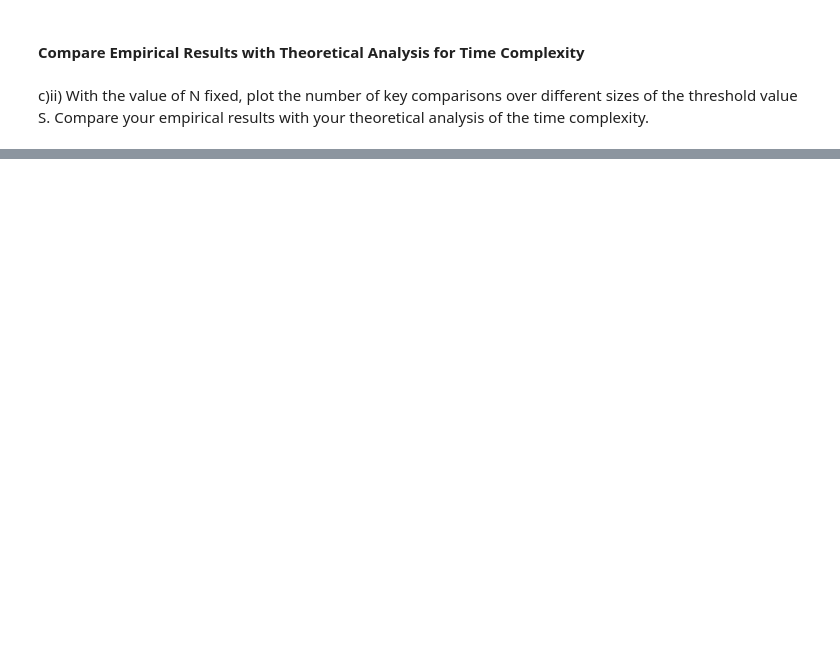
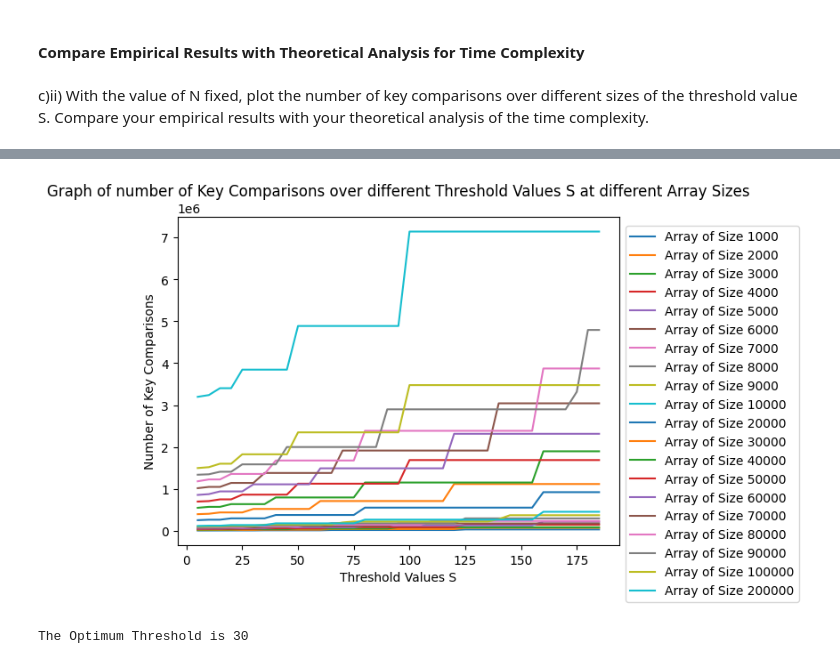
Before and after one commit to marcushooi/SC2001-Algorithm-Design-And-Analysis, a Jupyter notebook: Project 1/Code/project1.ipynb, the cells around one changed output, grey strips where cells are left out. Drawn from its saved outputs; the diff is of its cells as text; code cells hidden in the pictures; blank space fills up the shorter version.

```diff
--- a/Project 1/Code/project1.ipynb
+++ b/Project 1/Code/project1.ipynb
@@ -314,0 +361,20 @@ plt.show()
+# %%
+# Array to store the list of potential optimal threshold values and their minimum times
+potentialThresholdValueArray = []
+potentialThresholdTimesArray = []
+
+# Create Arrays to store X and Y Coordinates
+fixedArraySizeXCoordinates2 = []
+fixedArraySizeYCoordinates2 = []
+
+# For a given input data size, vary the threshold value S to determine the optimal threshold value for this Dataset
+for i in range(20):
+    array1 = []
+    array2 = []
+    determineOptimalThreshold(0, inputData[i], potentialThresholdValueArray, potentialThresholdTimesArray, array1, array2, inputData)
+    fixedArraySizeXCoordinates2.append(array1)
+    fixedArraySizeYCoordinates2.append(array2)
+
+# The most frequent (mode) threshold value is the optimum threshold value
+modeThreshold = max(set(potentialThresholdValueArray), key=potentialThresholdValueArray.count)
+print(modeThreshold)
@@ -314,0 +399,19 @@ plt.show()
+# %%
+# Determine the Index of the Optimal Value
+optimalThresholdIndex = potentialThresholdValueArray.index(modeThreshold)
+
+# Plot the Graph
+for graph in range(len(fixedArraySizeXCoordinates2)):
+    plt.plot(fixedArraySizeXCoordinates2[graph], fixedArraySizeYCoordinates2[graph], label = "Array of Size {}".format(len(inputData[graph])))
+
+plt.xlabel("Threshold Values S")
+plt.ylabel("Number of Key Comparisons")
+plt.title("Graph of number of Key Comparisons over different Threshold Values S at different Array Sizes")
+plt.legend(loc='center left', bbox_to_anchor=(1, 0.4))
+plt.show()
+
+# Print the Optimum Threshold Value
+print("The Optimum Threshold is", modeThreshold)
+# %% [output]
+[figure, added]
+The Optimum Threshold is 30
```
Also changed, not shown: parts of 13 cells of this notebook.
